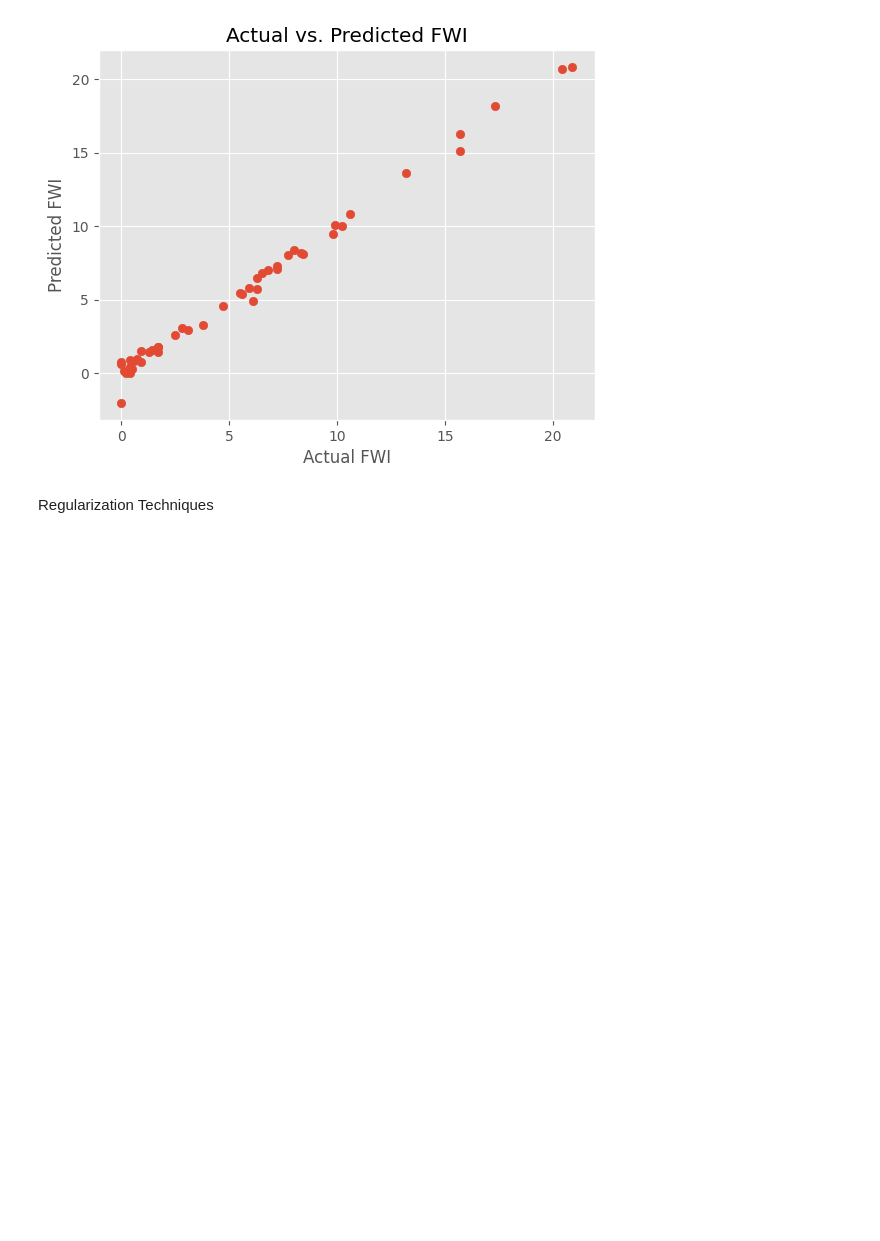
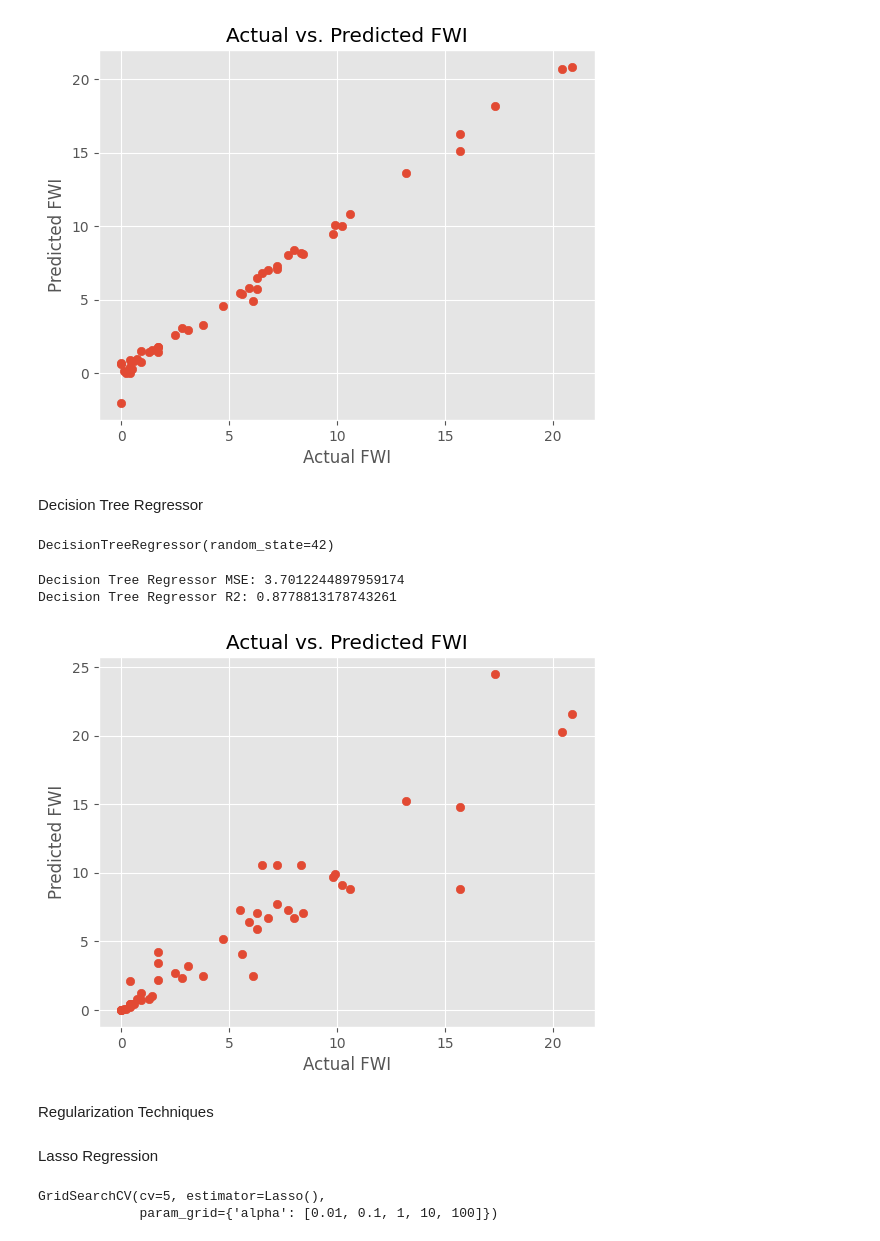
Before and after one commit to mariajessacruz/Algerian_BDMProject, a Jupyter notebook: Notebook/AlgerianForestFireAnalysis.ipynb, the cells around one changed output. Cells and saved outputs as stored; diff of their text form; code cells hidden in the pictures; blank space fills up the shorter version.

Commit message:
added decision tree regressor

```diff
--- a/Notebook/AlgerianForestFireAnalysis.ipynb
+++ b/Notebook/AlgerianForestFireAnalysis.ipynb
@@ -349,2 +351,0 @@ poly_model = LinearRegression()
-# %%
-poly_model.fit(X_train_poly, y_train)
@@ -354,0 +352,4 @@ y_pred_poly = poly_model.predict(X_test_poly)
+# %%
+# Train the model
+poly_lr = LinearRegression()
+poly_lr.fit(X_train_poly, y_train)
@@ -372,5 +377,51 @@ plt.title('Actual vs. Predicted FWI')
 plt.show()
 # %% [output]
 [figure]
+# %% [markdown]
+Decision Tree Regressor
+# %%
+from sklearn.tree import DecisionTreeRegressor
+
+# Train the model
+dt = DecisionTreeRegressor(random_state=42)
+dt.fit(X_train_scaled, y_train)
+# %% [output]
+DecisionTreeRegressor(random_state=42)
+# %%
+# Predict on test set
+y_pred_dt = dt.predict(X_test_scaled)
+# %%
+# Evaluate the model
+mse_dt = mean_squared_error(y_test, y_pred_dt)
+r2_dt = r2_score(y_test, y_pred_dt)
+
+print(f"Decision Tree Regressor MSE: {mse_dt}")
+print(f"Decision Tree Regressor R2: {r2_dt}")
+# %% [output]
+Decision Tree Regressor MSE: 3.7012244897959174
+Decision Tree Regressor R2: 0.8778813178743261
+# %%
+# Visualization
+plt.scatter(y_test, y_pred_dt)
+plt.xlabel('Actual FWI')
+plt.ylabel('Predicted FWI')
+plt.title('Actual vs. Predicted FWI')
+plt.show()
+# %% [output]
+[figure, added]
 # %% [markdown]
 Regularization Techniques
+# %% [markdown]
+Lasso Regression
+# %%
+from sklearn.linear_model import Lasso
+from sklearn.model_selection import GridSearchCV
+
+# Hyperparameter tuning using GridSearchCV
+lasso = Lasso()
+params = {'alpha': [0.01, 0.1, 1, 10, 100]}
+lasso_cv = GridSearchCV(lasso, params, cv=5)
+lasso_cv.fit(X_train_scaled, y_train)
+# %% [output]
+GridSearchCV(cv=5, estimator=Lasso(),
+             param_grid={'alpha': [0.01, 0.1, 1, 10, 100]})
```
Also changed, not shown: parts of 48 cells of this notebook, 5 other files.
